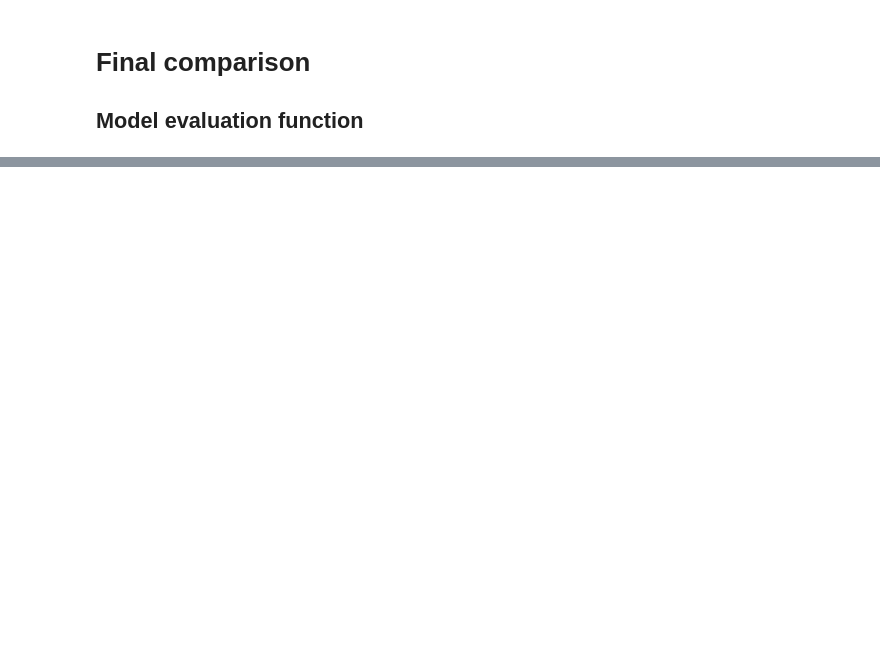
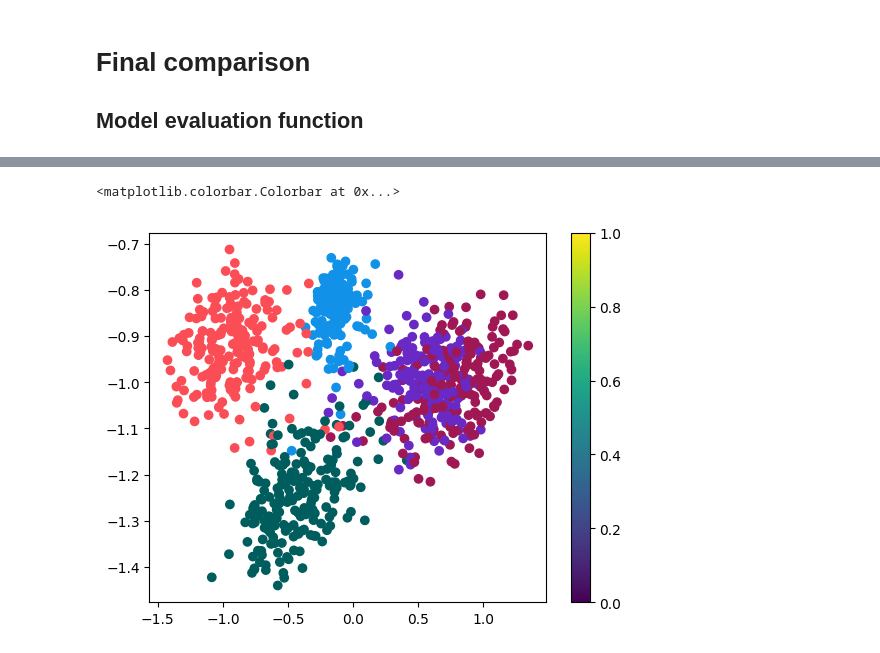
Before and after one commit to Machine-Learning-Dynamical-Systems/kooplearn, a Jupyter notebook: examples/ordered_MNIST/main.ipynb, the cells around one changed output, grey strips where cells are left out. Cells and saved outputs as stored; diff of their text form; code cells hidden in the pictures; blank space fills up the shorter version.

```diff
--- a/examples/ordered_MNIST/main.ipynb
+++ b/examples/ordered_MNIST/main.ipynb
@@ -564,0 +599,35 @@ plt.show()
+# %%
+fitted_model = transfer_operator_models['DPNets']
+# %%
+vals, lfuncs, rfuncs = fitted_model.eig(eval_right_on=test_data, eval_left_on=test_data)
+# %%
+palette = [
+        "#6929c4",
+        "#1192e8",
+        "#005d5d",
+        "#9f1853",
+        "#fa4d56",
+        "#570408",
+        "#198038",
+        "#002d9c",
+        "#ee538b",
+        "#b28600",
+        "#009d9a",
+        "#012749",
+        "#8a3800",
+        "#a56eff",
+    ]
+
+idx_i = 0
+idx_j = 4
+
+fns = lfuncs
+fn_i = fns[:, idx_i].real
+fn_j = fns[:, idx_j].real
+colors = [palette[i] for i in test_labels]
+
+plt.scatter(fn_i, fn_j, color = colors)
+plt.colorbar()
+# %% [output]
+<matplotlib.colorbar.Colorbar at 0x...>
+[figure, added]
```
Also changed, not shown: parts of 9 cells of this notebook, 3 other files.
